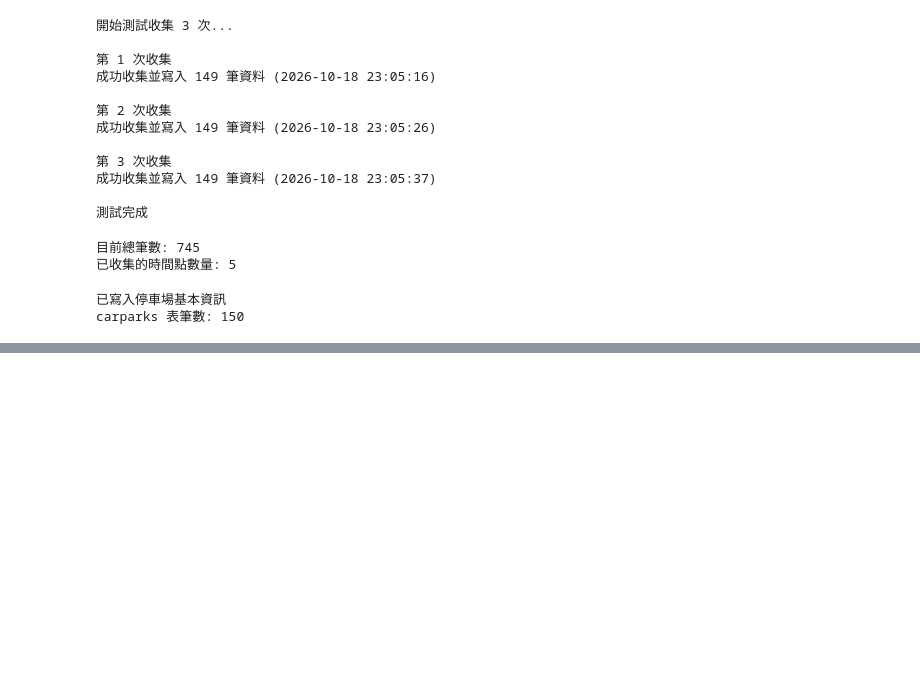
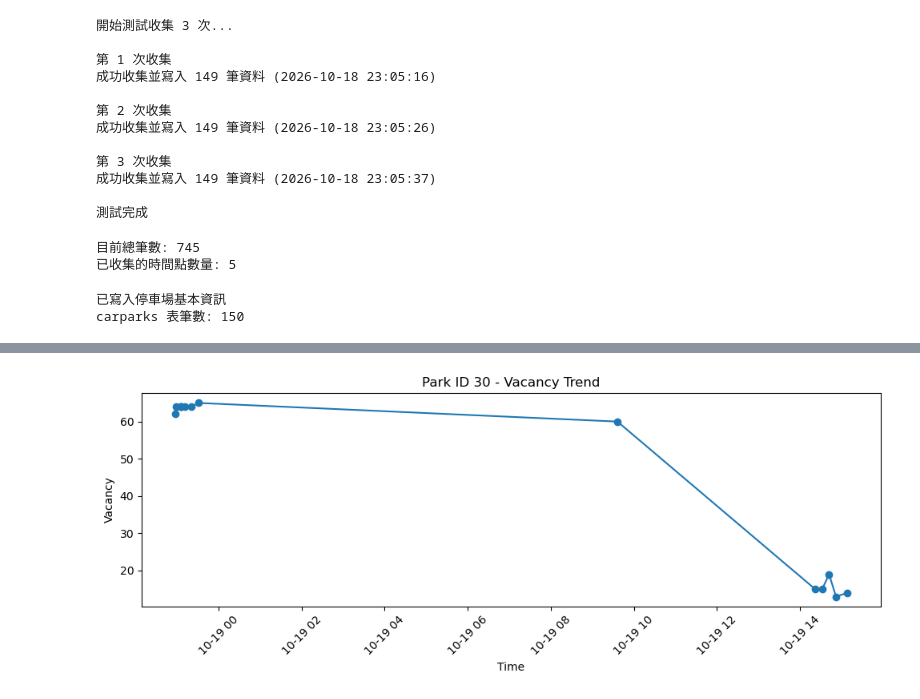
Before and after one commit to keithlky1992/hk-parking-vacancy-prediction, a Jupyter notebook: explore_api.ipynb, the cells around one changed output, grey strips where cells are left out. Saved outputs shown, nothing was run; the diff lists cells and outputs as text; code cells hidden in the pictures; blank space fills up the shorter version.

```diff
--- a/explore_api.ipynb
+++ b/explore_api.ipynb
@@ -378,0 +421,14 @@ carparks 表筆數: 150
+# %%
+conn = sqlite3.connect("parking.db")
+
+query = """
+SELECT park_id, vacancy, collected_at
+FROM vacancy_records
+WHERE park_id IN ('12', '30', '31')
+ORDER BY park_id, collected_at
+"""
+
+df_sample = pd.read_sql_query(query, conn)
+print(df_sample)
+
+conn.close()
@@ -378,0 +453,17 @@ carparks 表筆數: 150
+# %%
+import matplotlib.pyplot as plt
+
+# 只取 park_id = 30 的數據
+df_30 = df_sample[df_sample["park_id"] == "30"].copy()
+df_30["collected_at"] = pd.to_datetime(df_30["collected_at"])
+
+plt.figure(figsize=(10, 4))
+plt.plot(df_30["collected_at"], df_30["vacancy"], marker="o")
+plt.title("Park ID 30 - Vacancy Trend")
+plt.xlabel("Time")
+plt.ylabel("Vacancy")
+plt.xticks(rotation=45)
+plt.tight_layout()
+plt.show()
+# %% [output]
+[figure, added]
```
Also changed, not shown: parts of 7 cells of this notebook, 2 other files.
